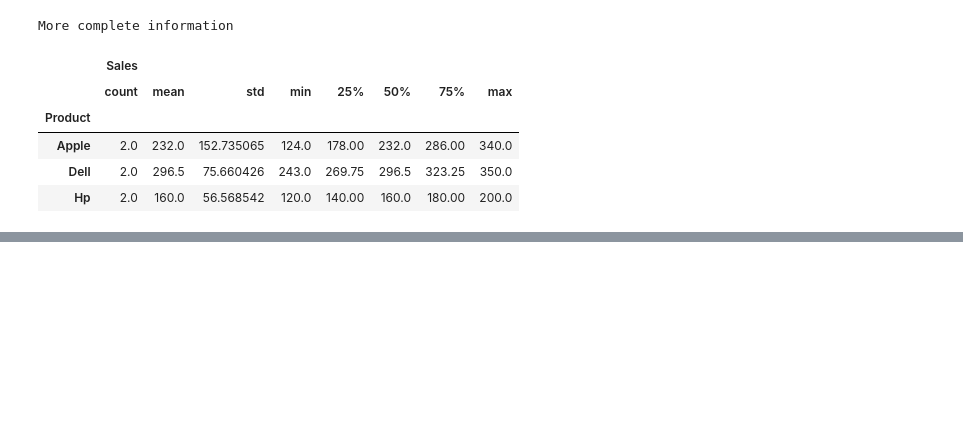
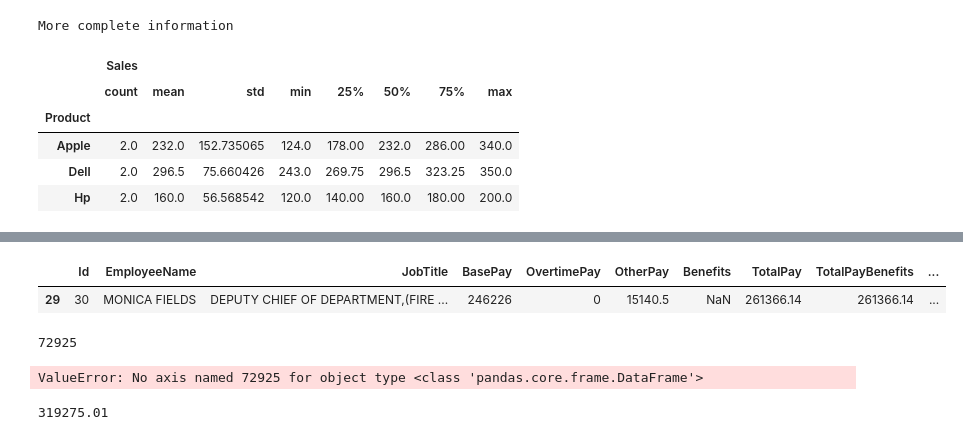
Before and after one commit to wellbg/Bibliotecas_python, a Jupyter notebook: Pandas.ipynb, the cells around one changed output, grey strips where cells are left out. Cells and saved outputs as stored; diff of their text form; code cells hidden in the pictures; blank space fills up the shorter version.

```diff
--- a/Pandas.ipynb
+++ b/Pandas.ipynb
@@ -584,0 +652,19 @@ More complete information
+# %%
+#Selecionando uma linha
+Sal[Sal['EmployeeName']=='MONICA FIELDS']
+# %% [output]
+|  | Id | EmployeeName | JobTitle | BasePay | OvertimePay | OtherPay | Benefits | TotalPay | TotalPayBenefits | ... |
+| 29 | 30 | MONICA FIELDS | DEPUTY CHIEF OF DEPARTMENT,(FIRE ... | 246226 | 0 | 15140.5 | NaN | 261366.14 | 261366.14 | ... |
+# %%
+x=Sal[Sal.BasePay!='Not Provided']
+# Sal['BasePay']
+x['BasePay'].astype(float).argmax()
+# x['BasePay'].astype(float).max()
+x.iloc()
+# %% [output]
+72925
+ValueError: No axis named 72925 for object type <class 'pandas.core.frame.DataFrame'>
+# %%
+x['BasePay'][72925]
+# %% [output]
+319275.01
```
Also changed, not shown: parts of 6 cells of this notebook.
